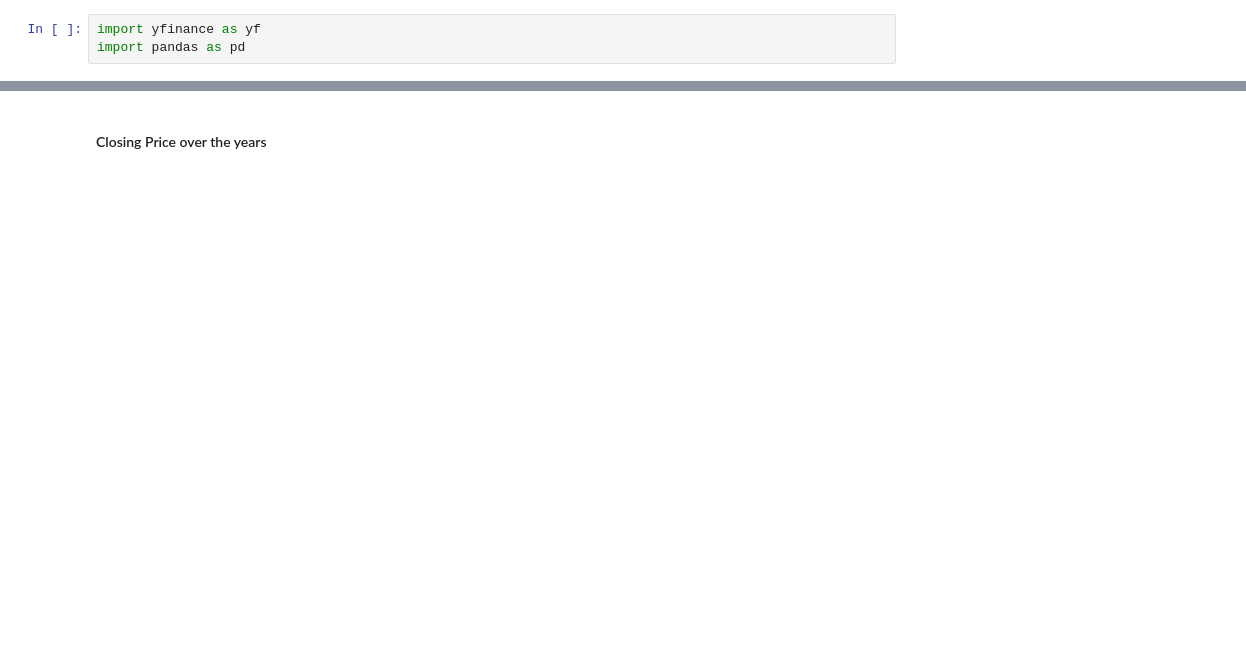
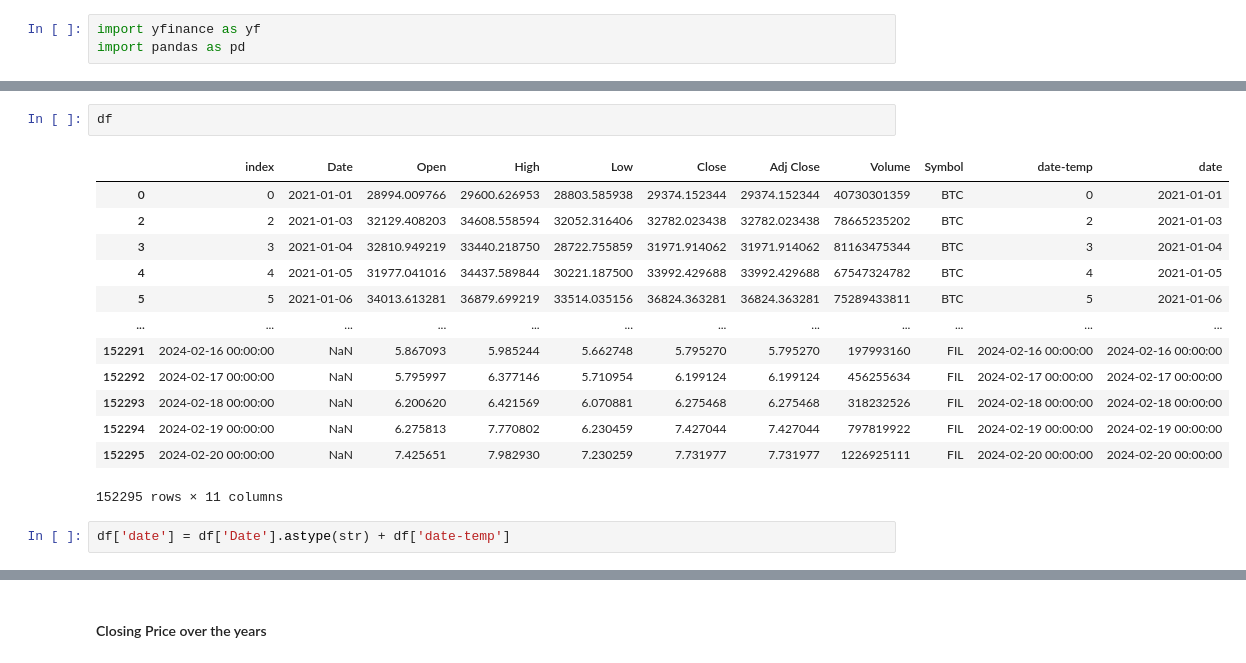
Before and after one commit to EthanFalcao/WPI-IA-Portfolio-Optimization-and-Risk-Analysis, a Jupyter notebook: (Exploratory Data Analysis.ipynb, the cells around one changed output, grey strips where cells are left out. Cells and saved outputs as stored; diff of their text form; blank space fills up the shorter version.

```diff
--- a/(Exploratory Data Analysis.ipynb
+++ b/(Exploratory Data Analysis.ipynb
@@ -75,0 +163,18 @@ memory usage: 956.5+ KB
+# %%
+df
+# %% [output]
+|  | index | Date | Open | High | Low | Close | Adj Close | Volume | Symbol | date-temp | date |
+| 0 | 0 | 2021-01-01 | 28994.009766 | 29600.626953 | 28803.585938 | 29374.152344 | 29374.152344 | 40730301359 | BTC | 0 | 2021-01-01 |
+| 2 | 2 | 2021-01-03 | 32129.408203 | 34608.558594 | 32052.316406 | 32782.023438 | 32782.023438 | 78665235202 | BTC | 2 | 2021-01-03 |
+| 3 | 3 | 2021-01-04 | 32810.949219 | 33440.218750 | 28722.755859 | 31971.914062 | 31971.914062 | 81163475344 | BTC | 3 | 2021-01-04 |
+| 4 | 4 | 2021-01-05 | 31977.041016 | 34437.589844 | 30221.187500 | 33992.429688 | 33992.429688 | 67547324782 | BTC | 4 | 2021-01-05 |
+| 5 | 5 | 2021-01-06 | 34013.613281 | 36879.699219 | 33514.035156 | 36824.363281 | 36824.363281 | 75289433811 | BTC | 5 | 2021-01-06 |
+| ... | ... | ... | ... | ... | ... | ... | ... | ... | ... | ... | ... |
+| 152291 | 2024-02-16 00:00:00 | NaN | 5.867093 | 5.985244 | 5.662748 | 5.795270 | 5.795270 | 197993160 | FIL | 2024-02-16 00:00:00 | 2024-02-16 00:00:00 |
+| 152292 | 2024-02-17 00:00:00 | NaN | 5.795997 | 6.377146 | 5.710954 | 6.199124 | 6.199124 | 456255634 | FIL | 2024-02-17 00:00:00 | 2024-02-17 00:00:00 |
+| 152293 | 2024-02-18 00:00:00 | NaN | 6.200620 | 6.421569 | 6.070881 | 6.275468 | 6.275468 | 318232526 | FIL | 2024-02-18 00:00:00 | 2024-02-18 00:00:00 |
+| 152294 | 2024-02-19 00:00:00 | NaN | 6.275813 | 7.770802 | 6.230459 | 7.427044 | 7.427044 | 797819922 | FIL | 2024-02-19 00:00:00 | 2024-02-19 00:00:00 |
+| 152295 | 2024-02-20 00:00:00 | NaN | 7.425651 | 7.982930 | 7.230259 | 7.731977 | 7.731977 | 1226925111 | FIL | 2024-02-20 00:00:00 | 2024-02-20 00:00:00 |
+152295 rows × 11 columns
+# %%
+df['date'] = df['Date'].astype(str) + df['date-temp']
```
Also changed, not shown: parts of 21 cells of this notebook, 1 other file.
